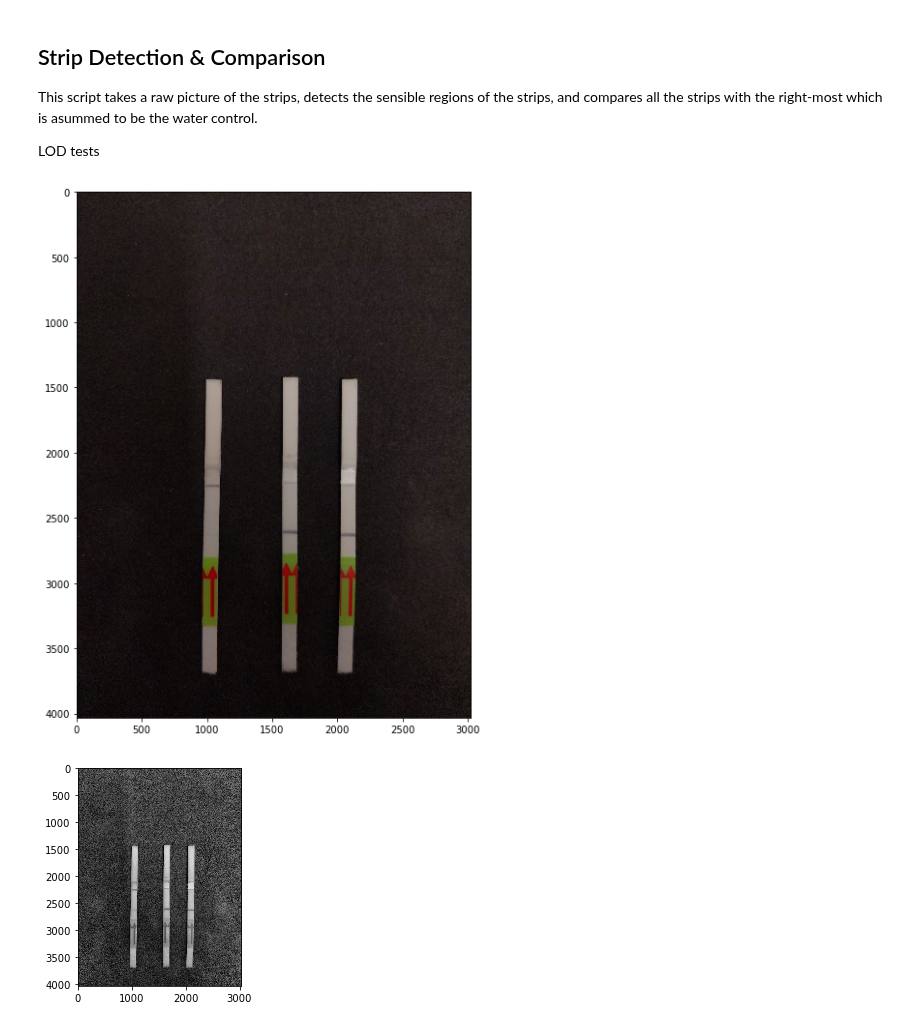
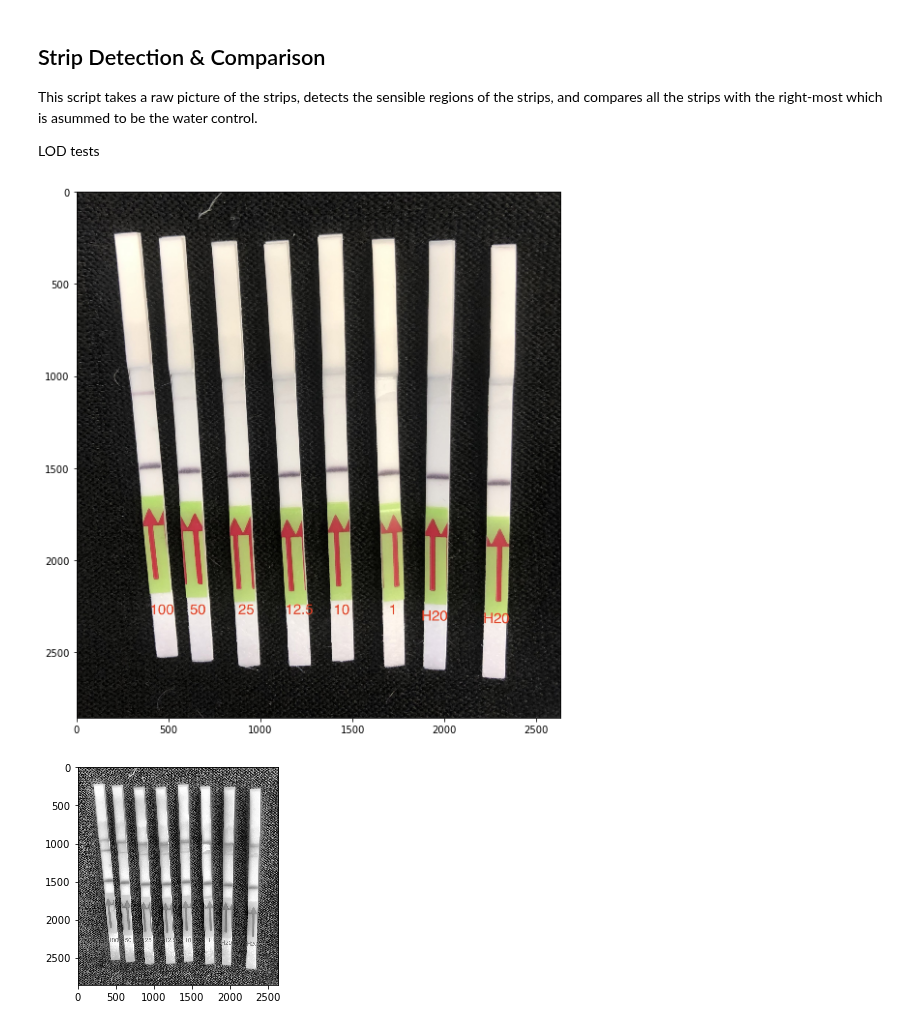
Before and after one commit to broadinstitute/HandLens-1.0.0, a Jupyter notebook: notebooks/Strip Detection and Analysis.ipynb, the cells around one changed output. Drawn from its saved outputs; the diff is of its cells as text; code cells hidden in the pictures.

```diff
--- a/notebooks/Strip Detection and Analysis.ipynb
+++ b/notebooks/Strip Detection and Analysis.ipynb
@@ -13,25 +13,26 @@ This script takes a raw picture of the strips, detects the sensible regions of t
 
 LOD tests
 # %%
-image_files = ['dilution1.jpg',
-               'SL-IV-1.jpg',
-               'N-II_lod_june20.jpg',
-               'NG_LOD.jpg',
-               'N2-LOD-Composite-black_background.jpg',
-               'N2_LOD_for_app_1_June202019.JPG',
-               'N2_LOD_for_app_2_June202019.JPG',
-               'EBOV-G2-LOD-dark.jpg']
-filename = 'images/' + image_files[0]
-filename = r'C:\Users\Sameed\Downloads\bd71f7d4f0683e8268517312dcfa731d.jpg'
+image_files = ['dilution1',
+               'SL-IV-1',
+               'N-II_lod_june20',
+               'NG_LOD',
+               'N2-LOD-Composite-black_background',
+               'N2_LOD_for_app_1_June202019',
+               'N2_LOD_for_app_2_June202019',
+               'EBOV-G2-LOD-dark']
+image_name = image_files[6]
+filename = 'images/' + image_name + '.jpg'
+# filename = r'C:\Users\Sameed\Downloads\bd71f7d4f0683e8268517312dcfa731d.jpg'
 image = cv2.imread(filename)
 image = cv2.GaussianBlur(image, (21,21), 1)
 
 fig, ax = plt.subplots(figsize=(10, 10))
 plt.imshow(cv2.cvtColor(image, cv2.COLOR_BGR2RGB))
 plt.show()
 clahe = cv2.createCLAHE(clipLimit=4.0, tileGridSize=(10,10))
 plt.imshow(cv2.cvtColor(clahe.apply(cv2.cvtColor(image, cv2.COLOR_BGR2GRAY)), cv2.COLOR_GRAY2RGB))
 plt.show()
 # %% [output]
-[figure, old version]
+[figure, new version]
-[figure, old version]
+[figure, new version]
```
Also changed, not shown: parts of 15 cells of this notebook.
